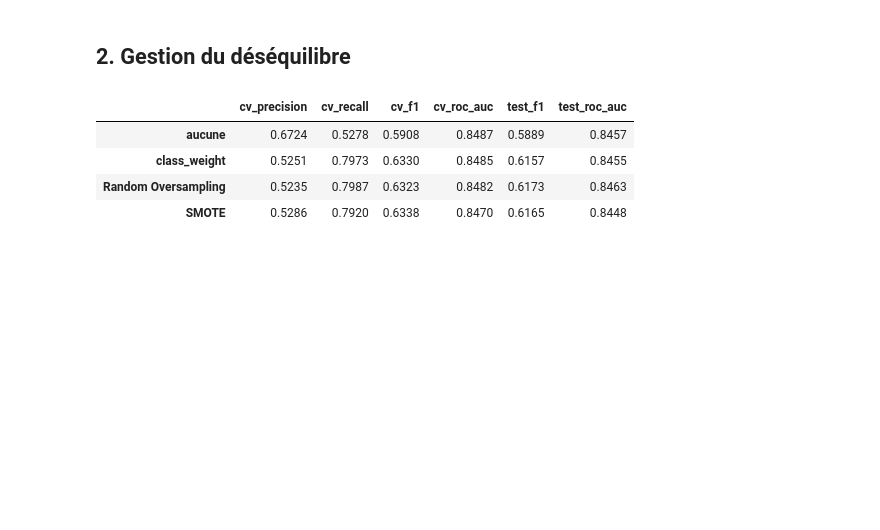
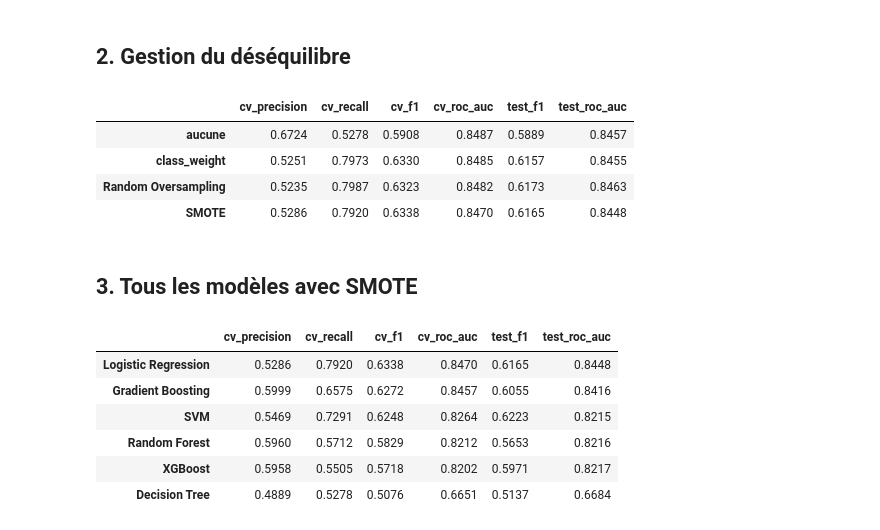
Before and after one commit to doughmi-ilyas/customer-churn-prediction, a Jupyter notebook: notebooks/03_classification.ipynb, the cells around one changed output. Saved outputs shown, nothing was run; the diff lists cells and outputs as text; code cells hidden in the pictures; blank space fills up the shorter version.

```diff
--- a/notebooks/03_classification.ipynb
+++ b/notebooks/03_classification.ipynb
@@ -200,3 +200,19 @@ table(imbalance)
 | class_weight | 0.5251 | 0.7973 | 0.6330 | 0.8485 | 0.6157 | 0.8455 |
 | Random Oversampling | 0.5235 | 0.7987 | 0.6323 | 0.8482 | 0.6173 | 0.8463 |
 | SMOTE | 0.5286 | 0.7920 | 0.6338 | 0.8470 | 0.6165 | 0.8448 |
+# %% [markdown]
+## 3. Tous les modèles avec SMOTE
+# %%
+smote_results, fitted = {}, {}
+for name, clf in models().items():
+    fitted[name], smote_results[name] = run_experiment(f"{name} + SMOTE", clf, sampler=SMOTE(random_state=SEED), tags={"stage": "smote"})
+smote_table = table(smote_results).sort_values("cv_roc_auc", ascending=False)
+smote_table
+# %% [output]
+|  | cv_precision | cv_recall | cv_f1 | cv_roc_auc | test_f1 | test_roc_auc |
+| Logistic Regression | 0.5286 | 0.7920 | 0.6338 | 0.8470 | 0.6165 | 0.8448 |
+| Gradient Boosting | 0.5999 | 0.6575 | 0.6272 | 0.8457 | 0.6055 | 0.8416 |
+| SVM | 0.5469 | 0.7291 | 0.6248 | 0.8264 | 0.6223 | 0.8215 |
+| Random Forest | 0.5960 | 0.5712 | 0.5829 | 0.8212 | 0.5653 | 0.8216 |
+| XGBoost | 0.5958 | 0.5505 | 0.5718 | 0.8202 | 0.5971 | 0.8217 |
+| Decision Tree | 0.4889 | 0.5278 | 0.5076 | 0.6651 | 0.5137 | 0.6684 |
```
Also changed, not shown: parts of 1 cell of this notebook, 1 other file.
